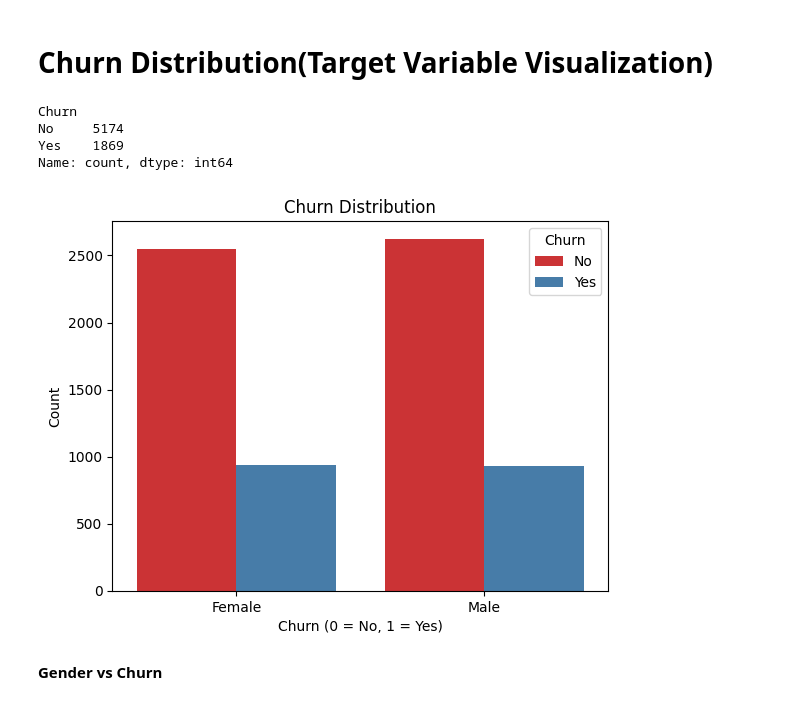
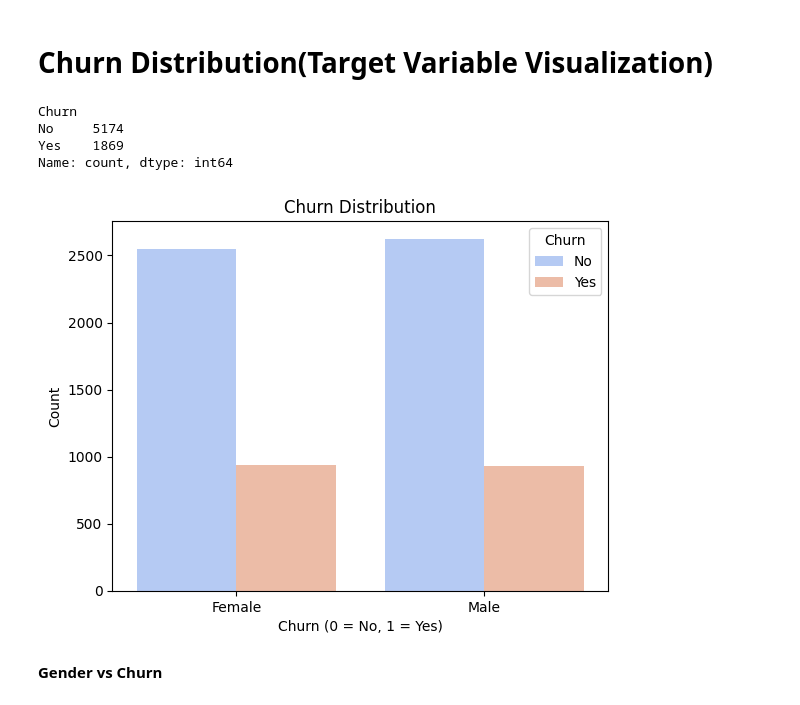
Before and after one commit to bannunimbal009-sudo/Customer_churn_prediction, a Jupyter notebook: Customer_Churn_Prediction_ 7.ipynb, the cells around one changed output. Saved outputs shown, nothing was run; the diff lists cells and outputs as text; code cells hidden in the pictures.

```diff
--- a/Customer_Churn_Prediction_ 7.ipynb
+++ b/Customer_Churn_Prediction_ 7.ipynb
@@ -8,7 +8,7 @@ import seaborn as sns  # for advanced visualizations
  i have use ** pandas** for processing, **matplotlib & seaborn** for plotting, and **Scikit Learn** for machine learning
 # %%
 # load dataset
-data = pd.read_csv('Telco-Customer-Churn.csv')
+data = pd.read_csv('/content/sample_data/Telco-Customer-Churn.csv')
 
 # display first 5 rows
 data.head()
@@ -50,23 +86,23 @@ max         1.000000    72.000000      118.750000
 # %%
 import seaborn as sns # high-level statistical plots
 import matplotlib.pyplot as plt # low-level plot control (titles, labels, show)
 
 print(data['Churn'].value_counts())  # Shows how many customers churned and how many did not
-sns.countplot(x='gender',hue='Churn', data=data, palette='Set1') #
+sns.countplot(x='gender',hue='Churn', data=data, palette='coolwarm') #
 plt.title('Churn Distribution')
 plt.xlabel('Churn (0 = No, 1 = Yes)')
 plt.ylabel('Count')
 plt.show()
 
 # Understand churn pattern across gender
 # Identify if one gender churns more
 # Useful for business decision-making
 # %% [output]
 Churn
 No     5174
 Yes    1869
 Name: count, dtype: int64
-[figure, old version]
+[figure, new version]
 # %% [markdown]
  **Gender vs Churn**
 # %% [markdown]
```
Also changed, not shown: parts of 4 cells of this notebook.
